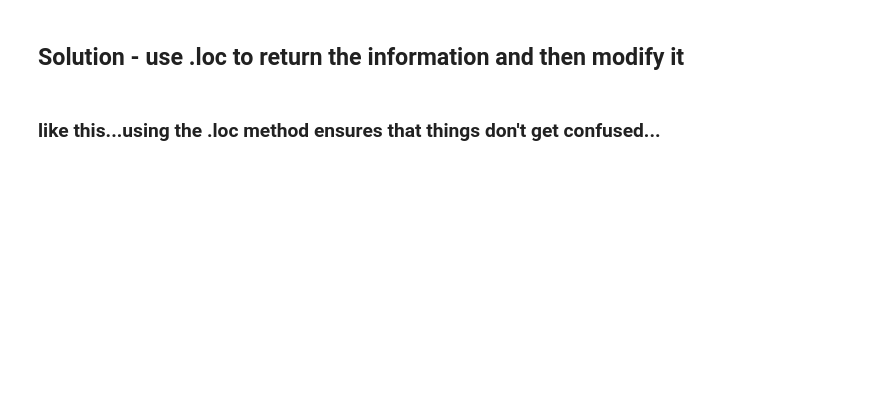
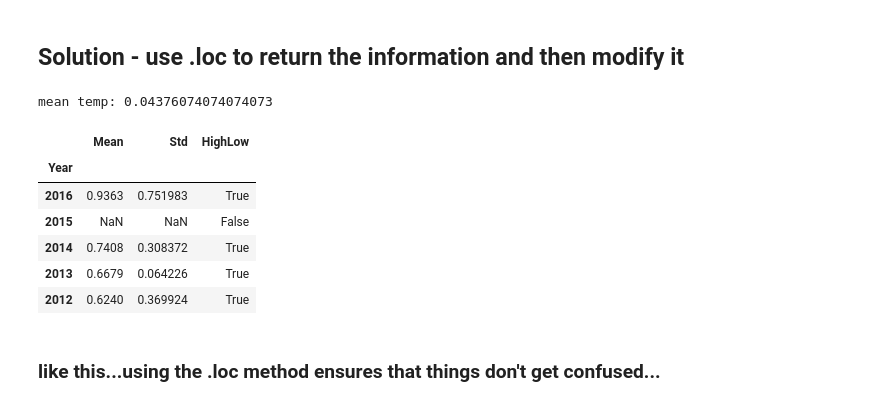
Before and after one commit to JohnSerences/CSS1_Winter2021, a Jupyter notebook: InClassCode/Week9/TutorialCode_03012021.ipynb, the cells around one changed output. Saved outputs shown, nothing was run; the diff lists cells and outputs as text; code cells hidden in the pictures; blank space fills up the shorter version.

```diff
--- a/InClassCode/Week9/TutorialCode_03012021.ipynb
+++ b/InClassCode/Week9/TutorialCode_03012021.ipynb
@@ -210,17 +451,26 @@ df.head()
 # %%
 # reload our df, re-create a new version of our HighLow column
 
-df = pd.read_csv('annual_temp_csv2.csv')
+df = pd.read_csv('annual_temp2.csv', index_col=0)
 
 # make our new column again.
 mean_temp = df['Mean'].mean()
 
 print('mean temp:', mean_temp)
 
 # then populate the new column
 df['HighLow'] = df['Mean']>mean_temp
 
 df.head()
+# %% [output]
+mean temp: 0.04376074074074073
+|  | Mean | Std | HighLow |
+| Year |  |  |  |
+| 2016 | 0.9363 | 0.751983 | True |
+| 2015 | NaN | NaN | False |
+| 2014 | 0.7408 | 0.308372 | True |
+| 2013 | 0.6679 | 0.064226 | True |
+| 2012 | 0.6240 | 0.369924 | True |
 # %% [markdown]
 ### like this...using the .loc method ensures that things don't get confused...
 # %%
```
Also changed, not shown: parts of 59 cells of this notebook, 3 other files.
